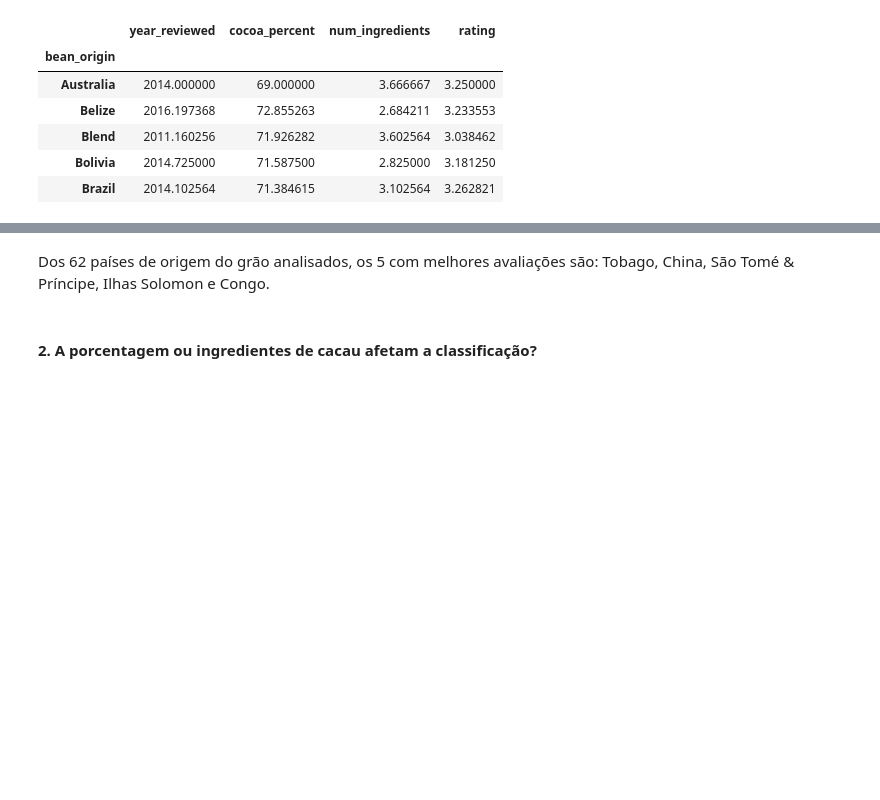
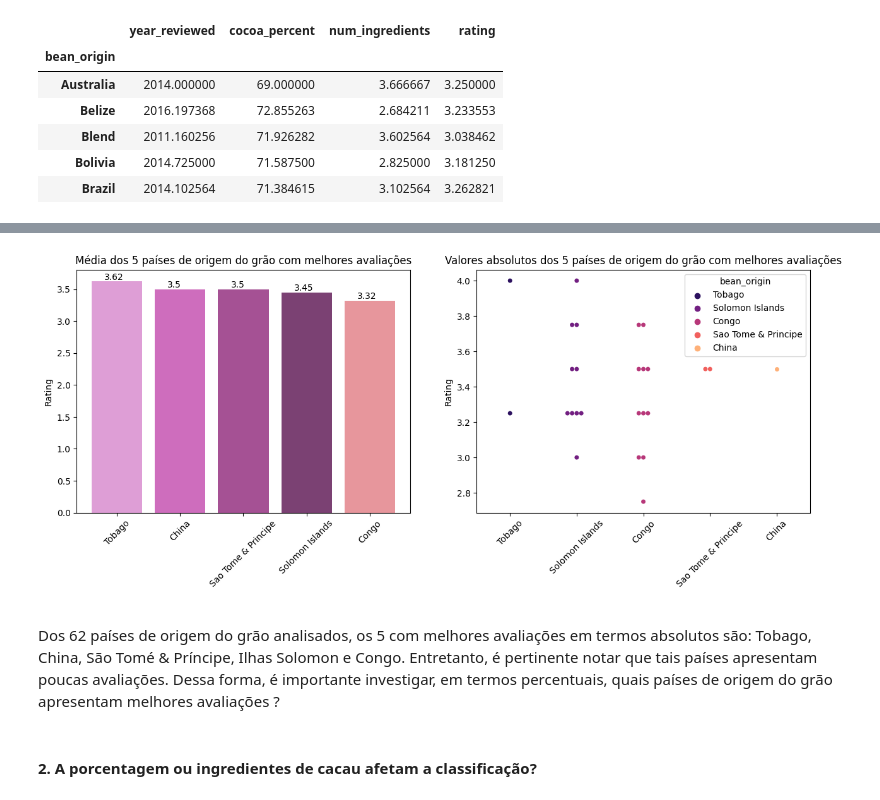
Before and after one commit to talitacgs/ChocolateBar_Analysis, a Jupyter notebook: chocolate_analysis.ipynb, the cells around one changed output, grey strips where cells are left out. Saved outputs shown, nothing was run; the diff lists cells and outputs as text; code cells hidden in the pictures; blank space fills up the shorter version.

```diff
--- a/chocolate_analysis.ipynb
+++ b/chocolate_analysis.ipynb
@@ -229,5 +204,61 @@ plt.show()
+# %%
+fig,axes = plt.subplots(nrows=1,ncols=2,figsize=(15,5))
+
+#Bar chart
+df_bean_sorted = df_bean.sort_values(by="rating",ascending=False)
+
+#--------------------------------------------------------------------------------------REFATORAR !!!!!
+j=0
+altura = []
+while j < 6:
+    for i in df_bean_sorted["rating"]:
+       altura.append(round(i,2))
+    j += 1
+
+posicao = []
+for i in range(0,5,1):
+   posicao.append(i)
+#--------------------------------------------------------------------------------------
+
+#plot(x,y)
+col_map = plt.get_cmap('tab20b_r')
+axes[0].bar(df_bean_sorted.index[:5],df_bean_sorted["rating"][:5],color=col_map.colors)
+
+#Definindo labels
+axes[0].set(ylabel="Rating",
+            title="Média dos 5 países de origem do grão com melhores avaliações")
+
+axes[0].set_xticks(ticks = np.arange(5),labels = df_bean_sorted.index[:5],rotation = 45)
+
+#Colocando a quantidade em cada barra -> x=posição, y=altura, s=altura
+for i in range(5):
+   axes[0].text(x=posicao[i]-0.2, y=altura[i]+0.03, s=str(altura[i]),
+           fontsize=10)
+
+#Scatterplot
+df_best_bean_origin = df.loc[((df["bean_origin"] == "Tobago")|
+                              (df["bean_origin"] == "China")|
+                              (df["bean_origin"] == "Sao Tome & Principe")|
+                              (df["bean_origin"] == "Solomon Islands")|
+                              (df["bean_origin"] == "Congo"))]
+
+df_best_bean_origin = df_best_bean_origin.sort_values(by="rating",ascending=False)
+
+#plot(x,y)
+sns.swarmplot(x="bean_origin", y="rating",hue="bean_origin", palette="magma", data=df_best_bean_origin, ax=axes[1]);
+
+#Definindo labels
+axes[1].set(xlabel = " ",
+            ylabel="Rating",
+            title="Valores absolutos dos 5 países de origem do grão com melhores avaliações")
+
+axes[1].set_xticks(ticks = np.arange(5),labels = df_best_bean_origin["bean_origin"].unique(),rotation = 45)
+
+plt.show()
+# %% [output]
+[figure, added]
 # %% [markdown]
-Dos 62 países de origem do grão analisados, os 5 com melhores avaliações são: Tobago, China, São Tomé & Príncipe, Ilhas Solomon e Congo.
+Dos 62 países de origem do grão analisados, os 5 com melhores avaliações em termos absolutos são: Tobago, China, São Tomé & Príncipe, Ilhas Solomon e Congo. Entretanto, é pertinente notar que tais países apresentam poucas avaliações. Dessa forma, é importante investigar, em termos percentuais, quais países de origem do grão apresentam melhores avaliações ?
 # %% [markdown]
 #### 2. A porcentagem ou ingredientes de cacau afetam a classificação?
 # %%
```
Also changed, not shown: parts of 7 cells of this notebook.
